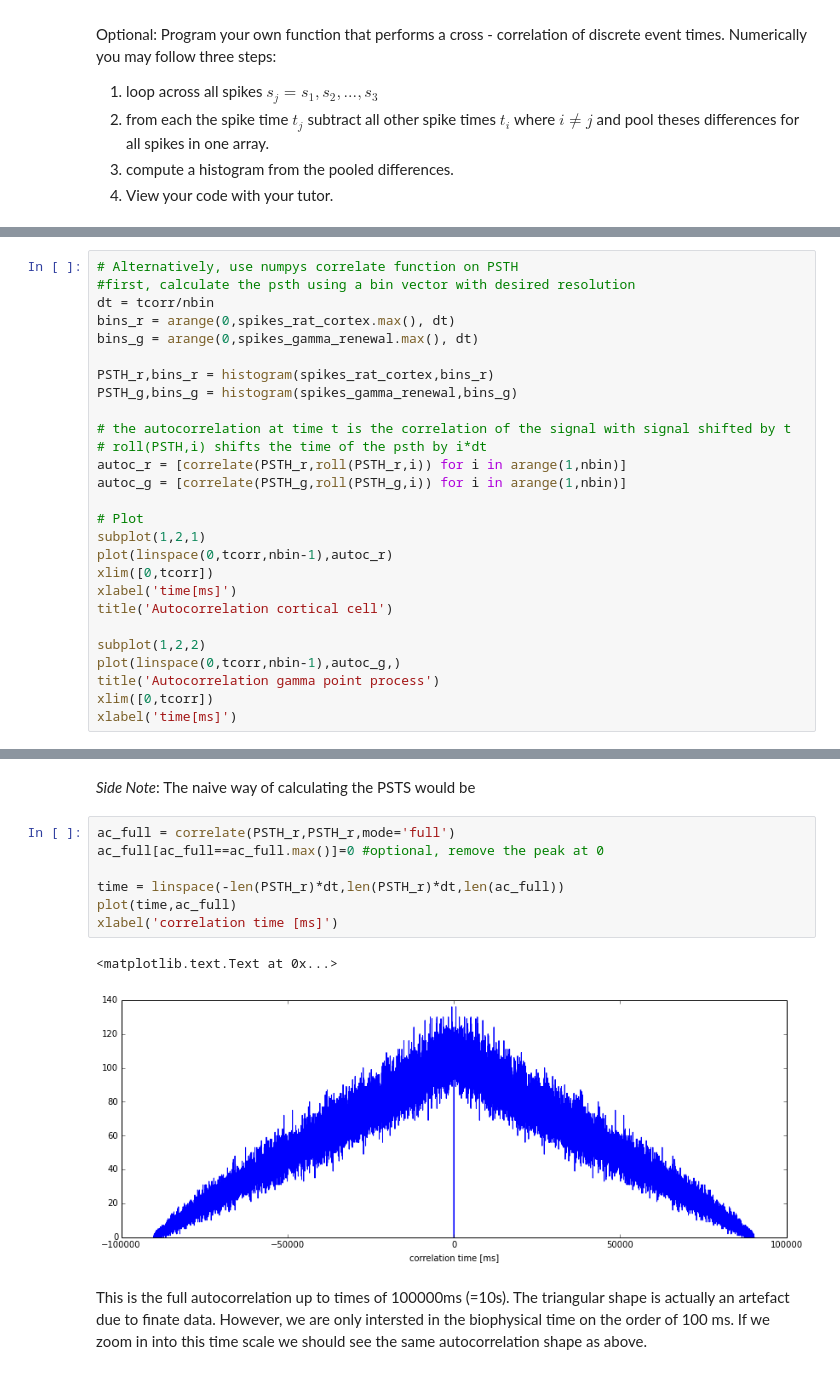
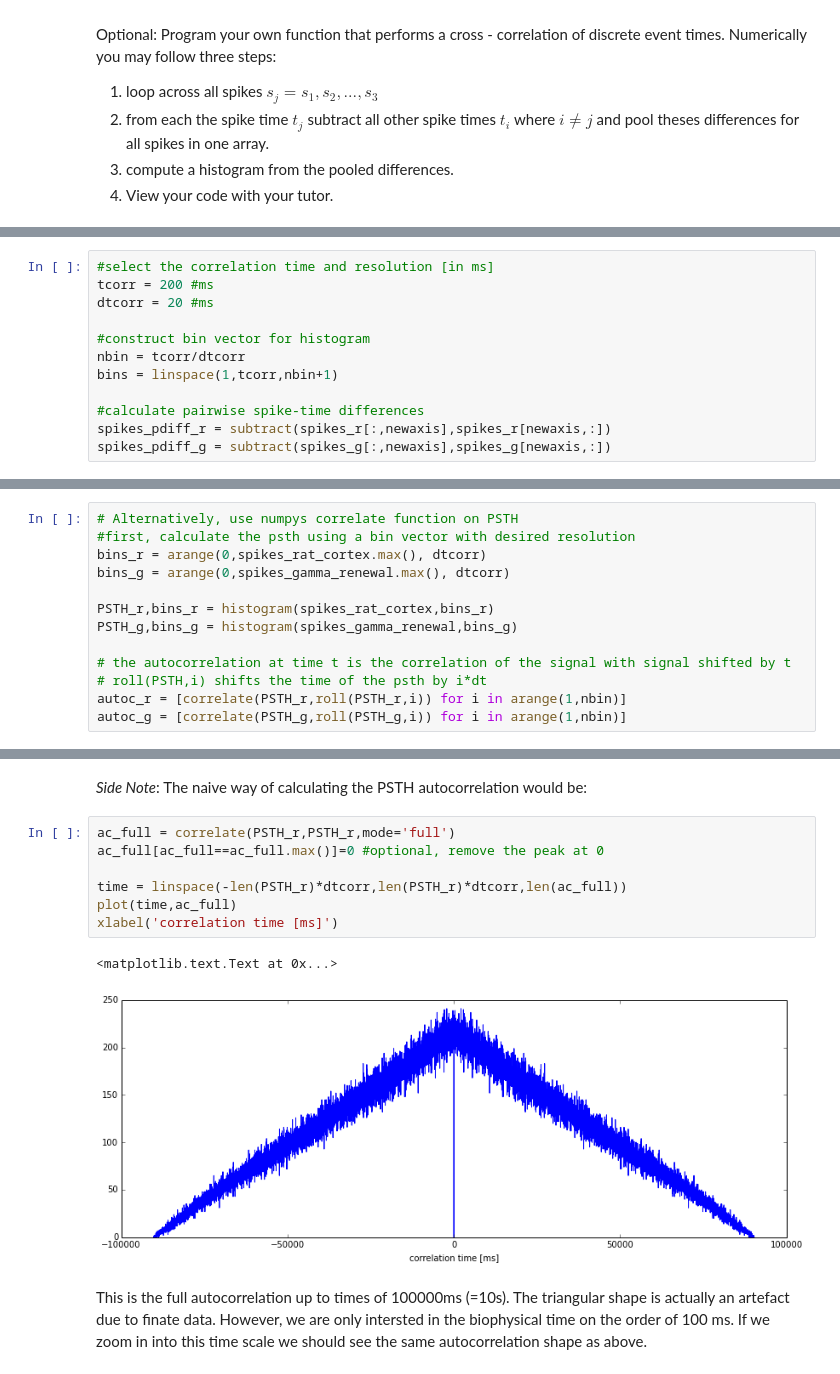
Before and after one commit to RinaldoB/course-neuro-datasim, a Jupyter notebook: Day3_2_solutions.ipynb, the cells around one changed output, grey strips where cells are left out. Cells and saved outputs as stored; diff of their text form.

```diff
--- a/Day3_2_solutions.ipynb
+++ b/Day3_2_solutions.ipynb
@@ -113 +98,13 @@ for i,spike in enumerate(spikes_g):
+# %%
+#select the correlation time and resolution [in ms]
+tcorr = 200 #ms
+dtcorr = 20 #ms
+
+#construct bin vector for histogram
+nbin = tcorr/dtcorr
+bins = linspace(1,tcorr,nbin+1)
+
+#calculate pairwise spike-time differences
+spikes_pdiff_r = subtract(spikes_r[:,newaxis],spikes_r[newaxis,:])
+spikes_pdiff_g = subtract(spikes_g[:,newaxis],spikes_g[newaxis,:])
 # %%
@@ -136,9 +126,8 @@ xlabel('time[ms]')
 # %%
 # Alternatively, use numpys correlate function on PSTH
 #first, calculate the psth using a bin vector with desired resolution
-dt = tcorr/nbin
-bins_r = arange(0,spikes_rat_cortex.max(), dt)
-bins_g = arange(0,spikes_gamma_renewal.max(), dt)
+bins_r = arange(0,spikes_rat_cortex.max(), dtcorr)
+bins_g = arange(0,spikes_gamma_renewal.max(), dtcorr)
 
 PSTH_r,bins_r = histogram(spikes_rat_cortex,bins_r)
 PSTH_g,bins_g = histogram(spikes_gamma_renewal,bins_g)
@@ -147,16 +136,3 @@ PSTH_g,bins_g = histogram(spikes_gamma_renewal,bins_g)
 # roll(PSTH,i) shifts the time of the psth by i*dt
 autoc_r = [correlate(PSTH_r,roll(PSTH_r,i)) for i in arange(1,nbin)]
 autoc_g = [correlate(PSTH_g,roll(PSTH_g,i)) for i in arange(1,nbin)]
-
-# Plot
-subplot(1,2,1)
-plot(linspace(0,tcorr,nbin-1),autoc_r)
-xlim([0,tcorr])
-xlabel('time[ms]')
-title('Autocorrelation cortical cell')
-
-subplot(1,2,2)
-plot(linspace(0,tcorr,nbin-1),autoc_g,)
-title('Autocorrelation gamma point process')
-xlim([0,tcorr])
-xlabel('time[ms]')
@@ -166,14 +155,14 @@ xlabel('time[ms]')
 # %% [markdown]
-_Side Note_: The naive way of calculating the PSTS would be
+_Side Note_: The naive way of calculating the PSTH autocorrelation would be:
 # %%
 ac_full = correlate(PSTH_r,PSTH_r,mode='full')
 ac_full[ac_full==ac_full.max()]=0 #optional, remove the peak at 0
 
-time = linspace(-len(PSTH_r)*dt,len(PSTH_r)*dt,len(ac_full))
+time = linspace(-len(PSTH_r)*dtcorr,len(PSTH_r)*dtcorr,len(ac_full))
 plot(time,ac_full)
 xlabel('correlation time [ms]')
 # %% [output]
 <matplotlib.text.Text at 0x...>
-[figure, old version]
+[figure, new version]
 # %% [markdown]
 This is the full autocorrelation up to times of 100000ms (=10s). The triangular shape is actually an artefact due to finate data. However, we are only intersted in the biophysical time on the order of 100 ms. If we zoom in into this time scale we should see the same autocorrelation shape as above.
```
Also changed, not shown: parts of 8 cells of this notebook.
